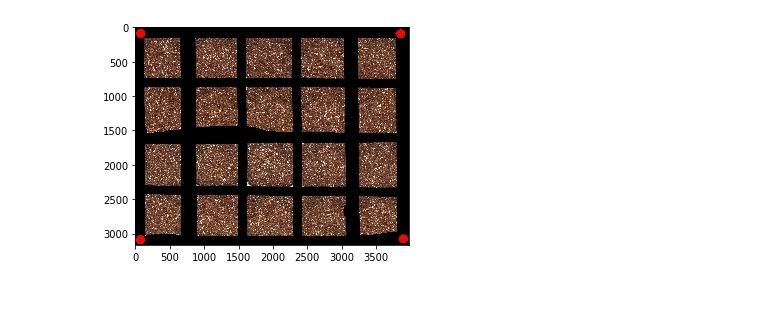
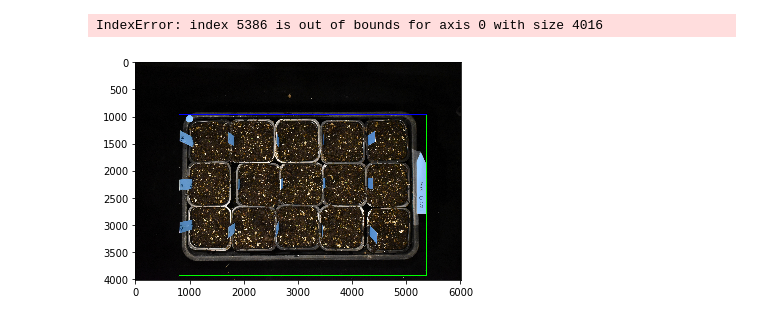
Before and after one commit to leonardblaschek/plantcv, a Jupyter notebook: tray_vis.ipynb, the cells around one changed output. Saved outputs shown, nothing was run; the diff lists cells and outputs as text; code cells hidden in the pictures.

Commit message:
update tray

```diff
--- a/tray_vis.ipynb
+++ b/tray_vis.ipynb
@@ -26,9 +26,31 @@ pcv.params.debug = args.debug
 ### Main pipeline
 
     # Read image
-    img, path, filename = pcv.readimage("2018-08-31_comb-raw_1.jpg")
+    img, path, filename = pcv.readimage("/home/leonard/Documents/Uni/PhD/Phenotyping/2019-03-26_Laccase_mutants/Trays/2019-03-29_Tray1_60.JPG")
-# %% [output]
-[figure, removed]
+# %%
+    #Crop tray
+    #Convert RGB to HSV and extract the value channel
+    h = pcv.rgb2gray_hsv(img, "v")
+    # Threshold the value image
+    v_thresh = pcv.threshold.binary(h, 175, 255, "light")
+    v_mblur = pcv.median_blur(v_thresh, 5)
+    #roi_contour, roi_hierarchy = pcv.roi.from_binary_image(img=img, bin_img=v_thresh)
+    #crop_img = pcv.auto_crop(img, id_objects[0], 20, 20, 'black')
+
+    x,y,w,h = cv2.boundingRect(v_mblur)
+    #box = cv2.rectangle(img,(x,y),(x+w,y+h),(0,255,0),2)
+    #cv2.drawContours(img,[box],0,(0,0,255),2)
+    roi_contour, roi_hierarchy = pcv.roi.rectangle(img=img, x=x, y=y, h=h, w=w)
+    #print(roi_contour)
+    crop_img = img[tuple(roi_contour)]
+
+
+    #rect = cv2.minAreaRect(v_mblur)
+    #box = cv2.boxPoints(rect)
+    #box = np.int0(box)
+# %% [output]
+IndexError: index 5386 is out of bounds for axis 0 with size 4016
+[figure, added]
 # %%
     # Convert RGB to HSV and extract the hue channel
     h = pcv.rgb2gray_hsv(img, "h")
```
Also changed, not shown: parts of 18 cells of this notebook.
